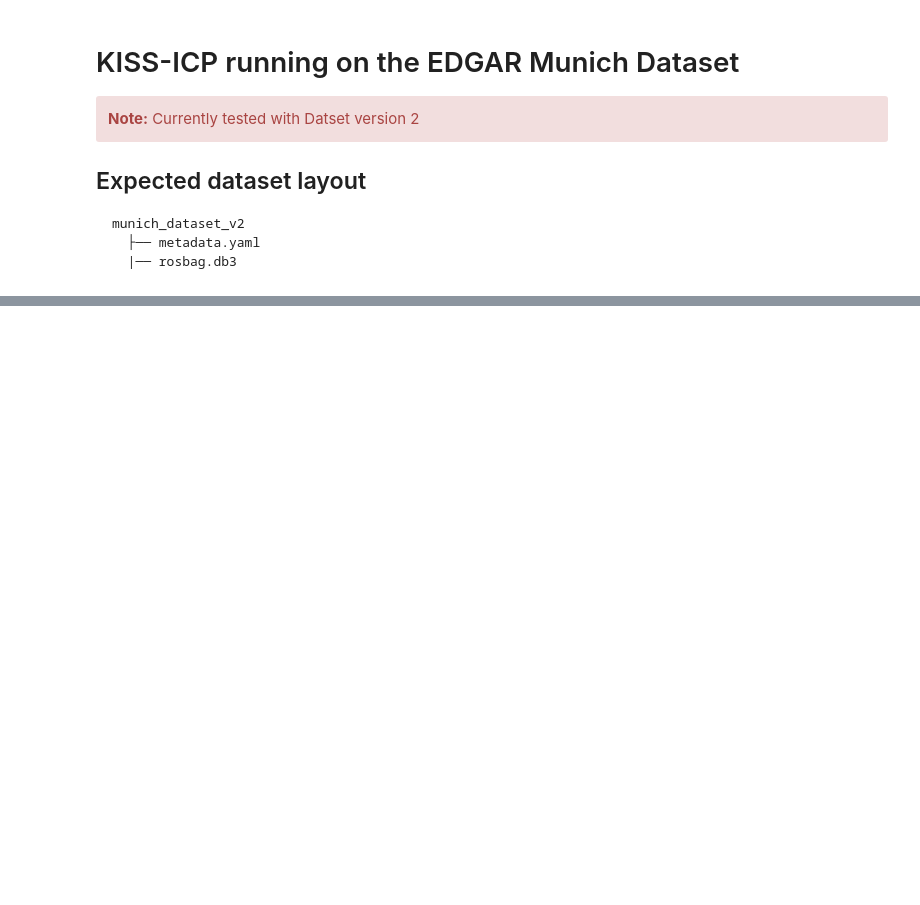
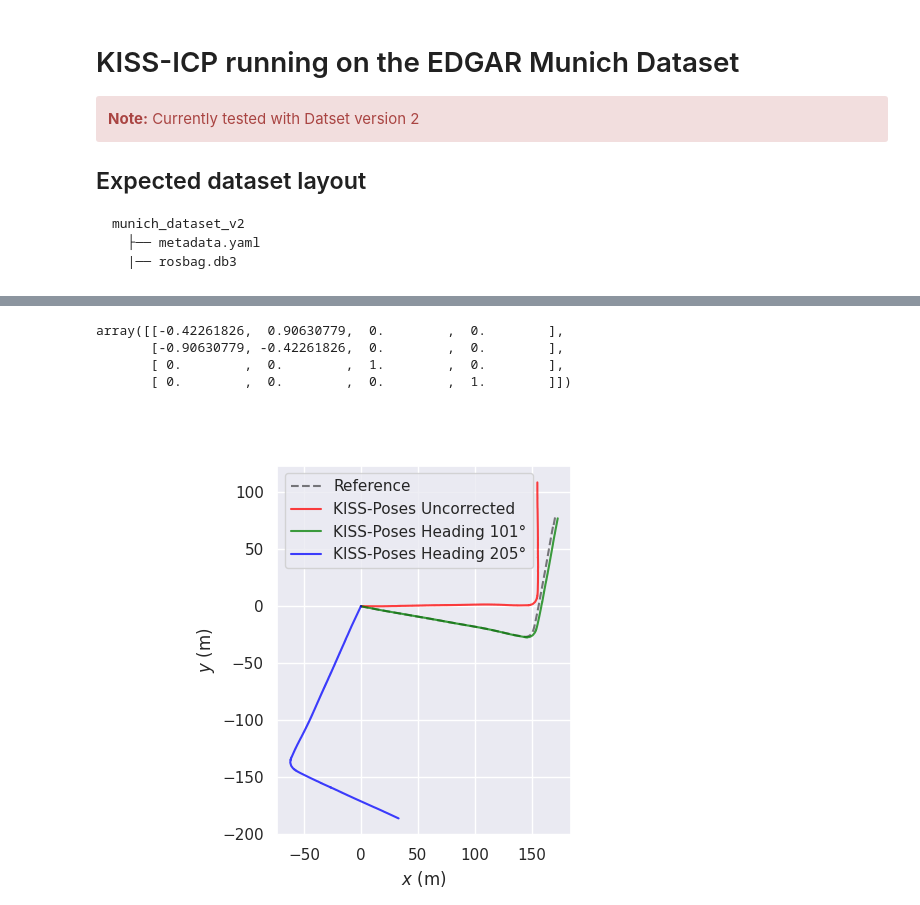
Before and after one commit to Jul310/kiss-icp, a Jupyter notebook: tum_eval/munich_dataset.ipynb, the cells around one changed output, grey strips where cells are left out. Cells and saved outputs as stored; diff of their text form; code cells hidden in the pictures; blank space fills up the shorter version.

```diff
--- a/tum_eval/munich_dataset.ipynb
+++ b/tum_eval/munich_dataset.ipynb
@@ -222,4 +235,38 @@ ref_traj = PosePath3D(poses_se3=[origin_se3])
 
 for ds in kiss_trajectories_corrected.keys():
     kiss_trajectories_corrected[ds][2].align_origin(ref_traj)
+# %%
+from copy import deepcopy
+
+origin_se3 = np.eye(4)
+origin_se3_2 = np.eye(4)
+origin_se3[:3,:3] = gt_roation_matrix
+origin_se3_2[:3,:3] = gt_roation_matrix2
+
+ref_traj = PosePath3D(poses_se3=[origin_se3])
+ref_traj2 = PosePath3D(poses_se3=[origin_se3_2])
+
+kiss_trajectories["mdv3"] = deepcopy(kiss_trajectories["mdv3_sync_merge"])
+kiss_trajectories["mdv3_101"] = deepcopy(kiss_trajectories["mdv3_sync_merge"])
+kiss_trajectories["mdv3_205"] = deepcopy(kiss_trajectories["mdv3_sync_merge"])
+kiss_trajectories["mdv3_101"][2].align_origin(ref_traj)
+kiss_trajectories["mdv3_205"][2].align_origin(ref_traj2)
+# %% [output]
+array([[-0.42261826,  0.90630779,  0.        ,  0.        ],
+       [-0.90630779, -0.42261826,  0.        ,  0.        ],
+       [ 0.        ,  0.        ,  1.        ,  0.        ],
+       [ 0.        ,  0.        ,  0.        ,  1.        ]])
+# %%
+data = {
+    "KISS-Poses Uncorrected": kiss_trajectories["mdv3"],
+    "KISS-Poses Heading 101°": kiss_trajectories["mdv3_101"],
+    "KISS-Poses Heading 205°": kiss_trajectories["mdv3_205"],
+
+        }
+# %%
+
+fig = plot_trajectories(data, gt_data["abs_poses"])
+plt.savefig("figures/heading-kiss-poses.pdf", format="pdf", bbox_inches="tight")
+# %% [output]
+[figure, added]
 # %%
```
Also changed, not shown: parts of 20 cells of this notebook, 30 other files.
